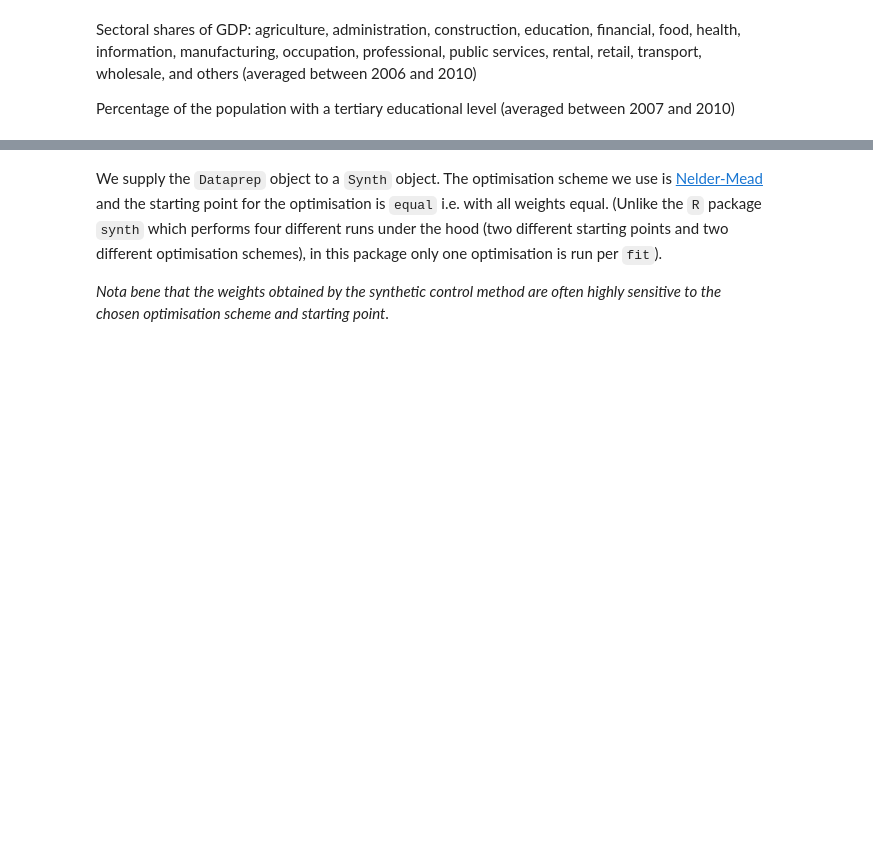
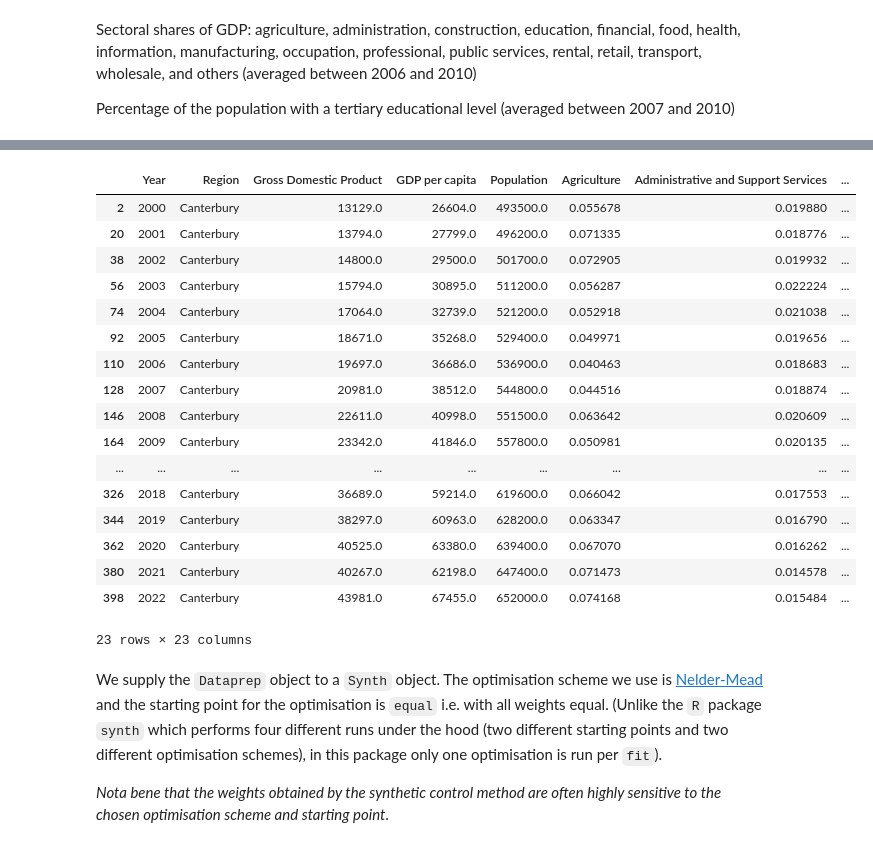
Before and after one commit to diodz/dpl-earthquakes, a Jupyter notebook: notebooks/canterbury.ipynb, the cells around one changed output, grey strips where cells are left out. Saved outputs shown, nothing was run; the diff lists cells and outputs as text; code cells hidden in the pictures; blank space fills up the shorter version.

```diff
--- a/notebooks/canterbury.ipynb
+++ b/notebooks/canterbury.ipynb
@@ -99,3 +74,24 @@ Special predictors:
+# %%
+df[df['Region'] == 'Canterbury']
+# %% [output]
+|  | Year | Region | Gross Domestic Product | GDP per capita | Population | Agriculture | Administrative and Support Services | ... |
+| 2 | 2000 | Canterbury | 13129.0 | 26604.0 | 493500.0 | 0.055678 | 0.019880 | ... |
+| 20 | 2001 | Canterbury | 13794.0 | 27799.0 | 496200.0 | 0.071335 | 0.018776 | ... |
+| 38 | 2002 | Canterbury | 14800.0 | 29500.0 | 501700.0 | 0.072905 | 0.019932 | ... |
+| 56 | 2003 | Canterbury | 15794.0 | 30895.0 | 511200.0 | 0.056287 | 0.022224 | ... |
+| 74 | 2004 | Canterbury | 17064.0 | 32739.0 | 521200.0 | 0.052918 | 0.021038 | ... |
+| 92 | 2005 | Canterbury | 18671.0 | 35268.0 | 529400.0 | 0.049971 | 0.019656 | ... |
+| 110 | 2006 | Canterbury | 19697.0 | 36686.0 | 536900.0 | 0.040463 | 0.018683 | ... |
+| 128 | 2007 | Canterbury | 20981.0 | 38512.0 | 544800.0 | 0.044516 | 0.018874 | ... |
+| 146 | 2008 | Canterbury | 22611.0 | 40998.0 | 551500.0 | 0.063642 | 0.020609 | ... |
+| 164 | 2009 | Canterbury | 23342.0 | 41846.0 | 557800.0 | 0.050981 | 0.020135 | ... |
+| ... | ... | ... | ... | ... | ... | ... | ... | ... |
+| 326 | 2018 | Canterbury | 36689.0 | 59214.0 | 619600.0 | 0.066042 | 0.017553 | ... |
+| 344 | 2019 | Canterbury | 38297.0 | 60963.0 | 628200.0 | 0.063347 | 0.016790 | ... |
+| 362 | 2020 | Canterbury | 40525.0 | 63380.0 | 639400.0 | 0.067070 | 0.016262 | ... |
+| 380 | 2021 | Canterbury | 40267.0 | 62198.0 | 647400.0 | 0.071473 | 0.014578 | ... |
+| 398 | 2022 | Canterbury | 43981.0 | 67455.0 | 652000.0 | 0.074168 | 0.015484 | ... |
+23 rows × 23 columns
 # %% [markdown]
 We supply the `Dataprep` object to a `Synth` object. The optimisation scheme we use is [Nelder-Mead](https://docs.scipy.org/doc/scipy/reference/optimize.minimize-neldermead.html) and the starting point for the optimisation is `equal` i.e. with all weights equal. (Unlike the `R` package `synth` which performs four different runs under the hood (two different starting points and two different optimisation schemes), in this package only one optimisation is run per `fit`).
 
```
Also changed, not shown: parts of 10 cells of this notebook, 1 other file.
